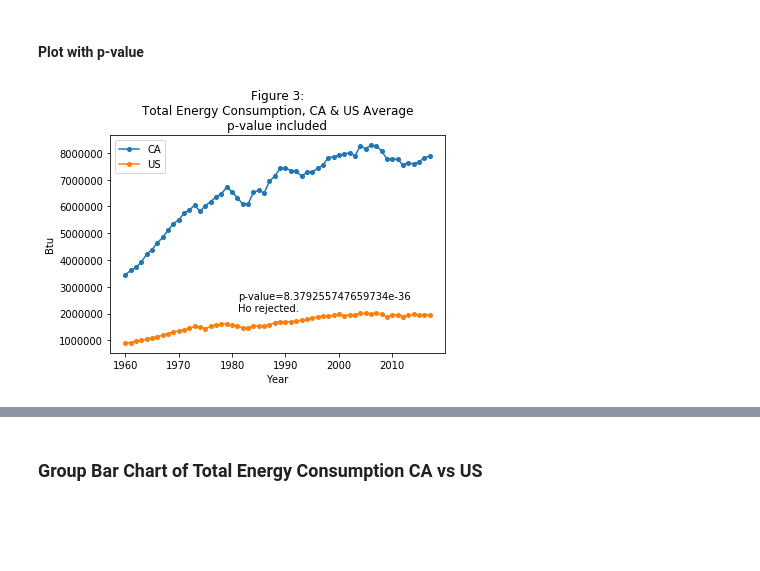
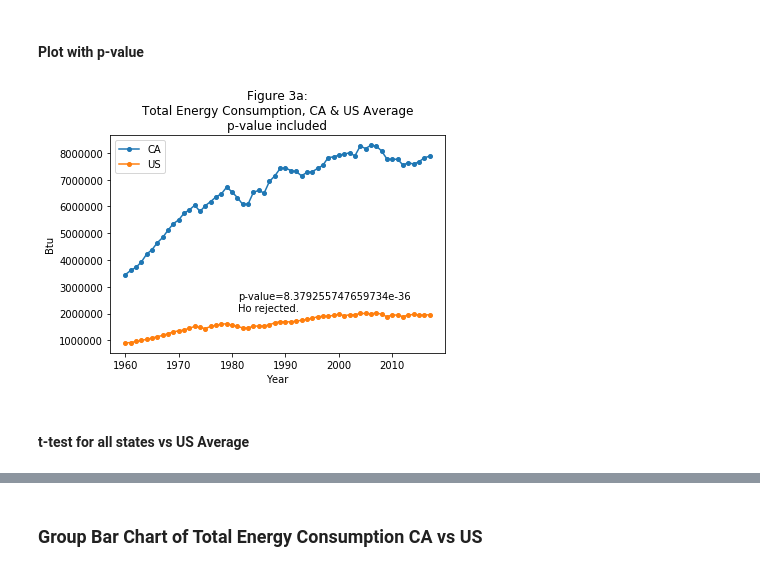
Before and after one commit to david-kishi/US_Energy_Consumption_Analysis, a Jupyter notebook: Analysis/Energy Consumption and CO2 Emission Analysis.ipynb, the cells around one changed output, grey strips where cells are left out. Drawn from its saved outputs; the diff is of its cells as text; code cells hidden in the pictures; blank space fills up the shorter version.

```diff
--- a/Analysis/Energy Consumption and CO2 Emission Analysis.ipynb
+++ b/Analysis/Energy Consumption and CO2 Emission Analysis.ipynb
@@ -174,14 +412,16 @@ p
 # %% [markdown]
 #### Plot with p-value
 # %%
-plt.title("Figure 3:\nTotal Energy Consumption, CA & US Average\np-value included")
+plt.title("Figure 3a:\nTotal Energy Consumption, CA & US Average\np-value included")
 plt.plot(TETC_CA_df.Year, TETC_CA_df.TETCB_CA, marker='o', markersize=4, label='CA')
 plt.plot(TETC_US_df.Year, TETC_US_df.TETCB_US_AVG, marker='o', markersize=4, label='US')
 plt.xlabel("Year")
 plt.ylabel("Btu")
 plt.annotate(f"p-value={p}\nHo rejected.", (200,80), xycoords='figure points')
 plt.legend()
 
 plt.show()
 # %% [output]
-[figure, old version]
+[figure, new version]
+# %% [markdown]
+#### t-test for all states vs US Average
```
Also changed, not shown: parts of 21 cells of this notebook, 9 other files.
